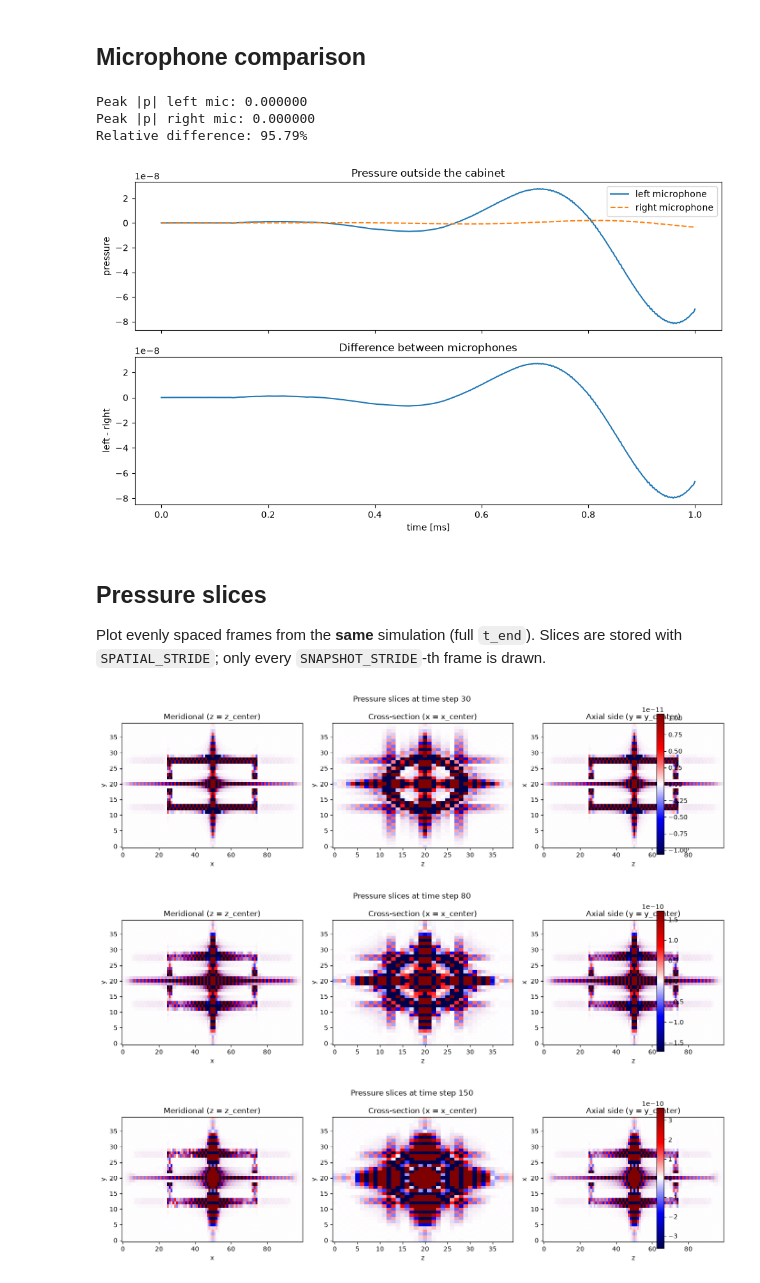
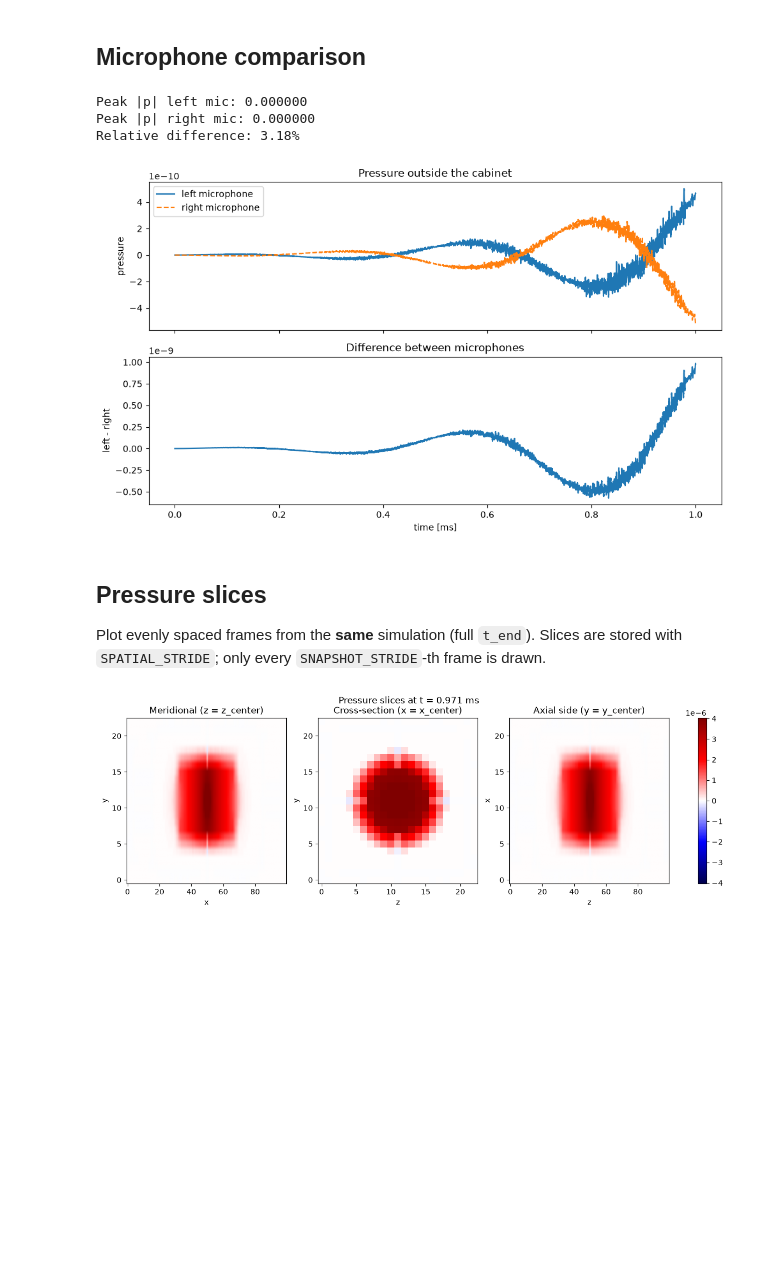
Before and after one commit to Steriva/jwave, a Jupyter notebook: speaker-sims/wood_cabinet_3d.ipynb, the cells around one changed output. Saved outputs shown, nothing was run; the diff lists cells and outputs as text; code cells hidden in the pictures; blank space fills up the shorter version.

```diff
--- a/speaker-sims/wood_cabinet_3d.ipynb
+++ b/speaker-sims/wood_cabinet_3d.ipynb
@@ -187,10 +187,10 @@ C_WOOD, RHO_WOOD = 3500.0, 700.0
 
 # Grid: x = cylinder axis, y/z = cross-section (same physical size as the 2D notebook)
 DX = (0.5e-3, 0.5e-3, 0.5e-3)  # 0.5 mm resolution
-CABINET_SIZE = (40, 100)  # 20 mm diameter × 50 mm length
-DOMAIN_X = 3 * CABINET_SIZE[1]
-DOMAIN_Y = 2 * CABINET_SIZE[0]
-DOMAIN_Z = 2 * CABINET_SIZE[0]
+CABINET_SIZE = (30, 80)  # 20 mm diameter × 50 mm length
+DOMAIN_X = int(2.5 * CABINET_SIZE[1])
+DOMAIN_Y = int(1.5 * CABINET_SIZE[0])
+DOMAIN_Z = int(1.5 * CABINET_SIZE[0])
 WALL_THICKNESS = 6  # 3 mm wood walls
 PORT_HEIGHT = 10  # 5 mm port opening
 MIC_OFFSET = 40  # 20 mm outside the cabinet walls
@@ -481,13 +469,15 @@ print(
 # %% [output]
 Peak |p| left mic: 0.000000
 Peak |p| right mic: 0.000000
-Relative difference: 95.79%
+Relative difference: 3.18%
-[figure, old version]
+[figure, new version]
 # %% [markdown]
 ## Pressure slices
 
 Plot evenly spaced frames from the **same** simulation (full `t_end`). Slices are stored with `SPATIAL_STRIDE`; only every `SNAPSHOT_STRIDE`-th frame is drawn.
 # %%
+from IPython.display import clear_output as clc
+
 def plot_pressure_slices(meridional, cross, axial, title):
     vmax = jnp.percentile(
         jnp.abs(jnp.concatenate([meridional.ravel(), cross.ravel(), axial.ravel()])),
@@ -525,35 +515,35 @@ def plot_pressure_slices(meridional, cross, axial, title):
         aspect="auto",
         cmap="seismic",
         vmin=-vmax,
         vmax=vmax,
     )
     axes[2].set_title("Axial side (y = y_center)")
     axes[2].set_xlabel("z")
     axes[2].set_ylabel("x")
 
     fig.suptitle(title)
     fig.colorbar(im2, ax=axes.ravel().tolist(), fraction=0.02)
-    plt.tight_layout()
+    plt.show()
+    clc(wait=True)
+    plt.close(fig)
 
 
-snapshot_times = time_axis.to_array()[::SNAPSHOT_STRIDE]
+snapshot_times = time_axis.to_array()[::SNAPSHOT_STRIDE*10]
 print(
     f"Plotting {len(snapshot_times)} frames over t ∈ [0, {time_axis.t_end * 1e3:.2f}] ms"
 )
 
 for meridional, cross, axial, t in zip(
     meridional_slices[::SNAPSHOT_STRIDE],
     cross_slices[::SNAPSHOT_STRIDE],
     axial_slices[::SNAPSHOT_STRIDE],
     snapshot_times,
 ):
     plot_pressure_slices(
         meridional,
         cross,
         axial,
         f"Pressure slices at t = {t * 1e3:.3f} ms",
     )
 # %% [output]
-[figure, old version]
+[figure, new version]
-[figure, removed]
-[figure, removed]
```
Also changed, not shown: parts of 5 cells of this notebook, 1 other file.
